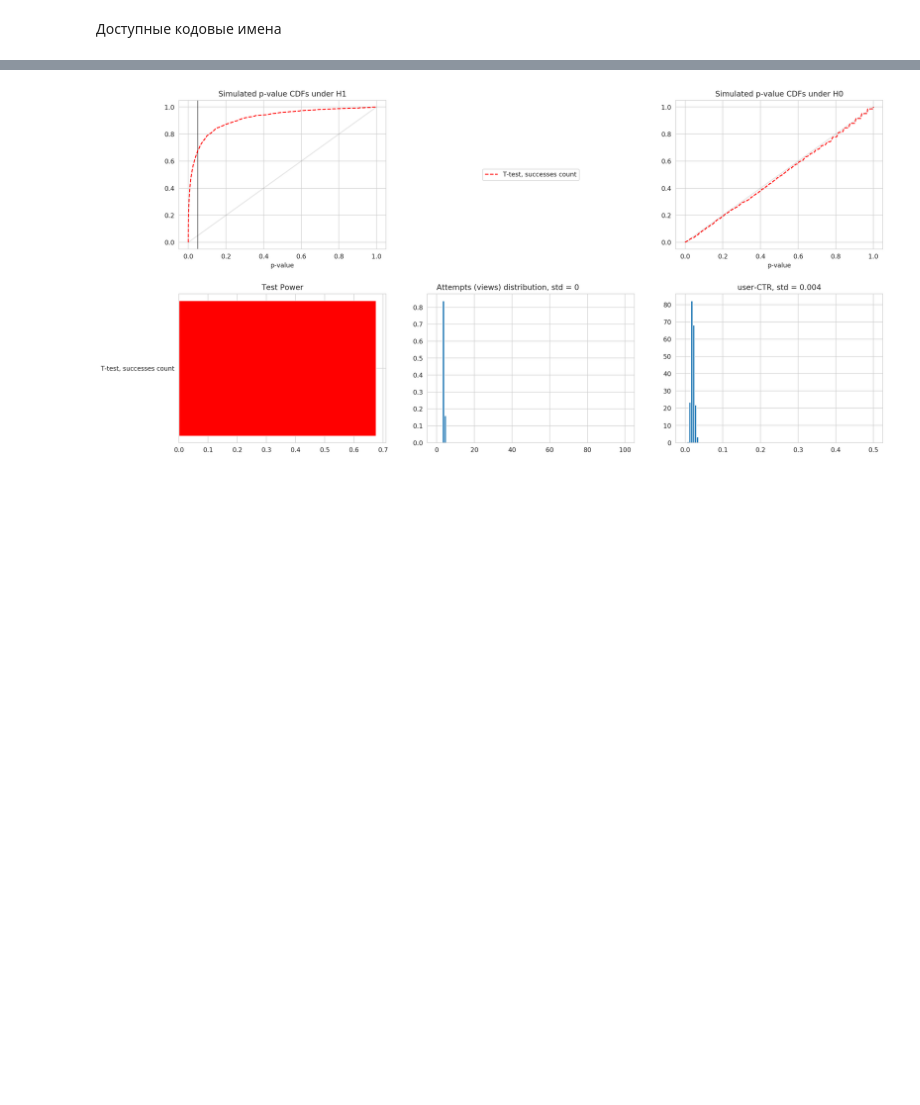
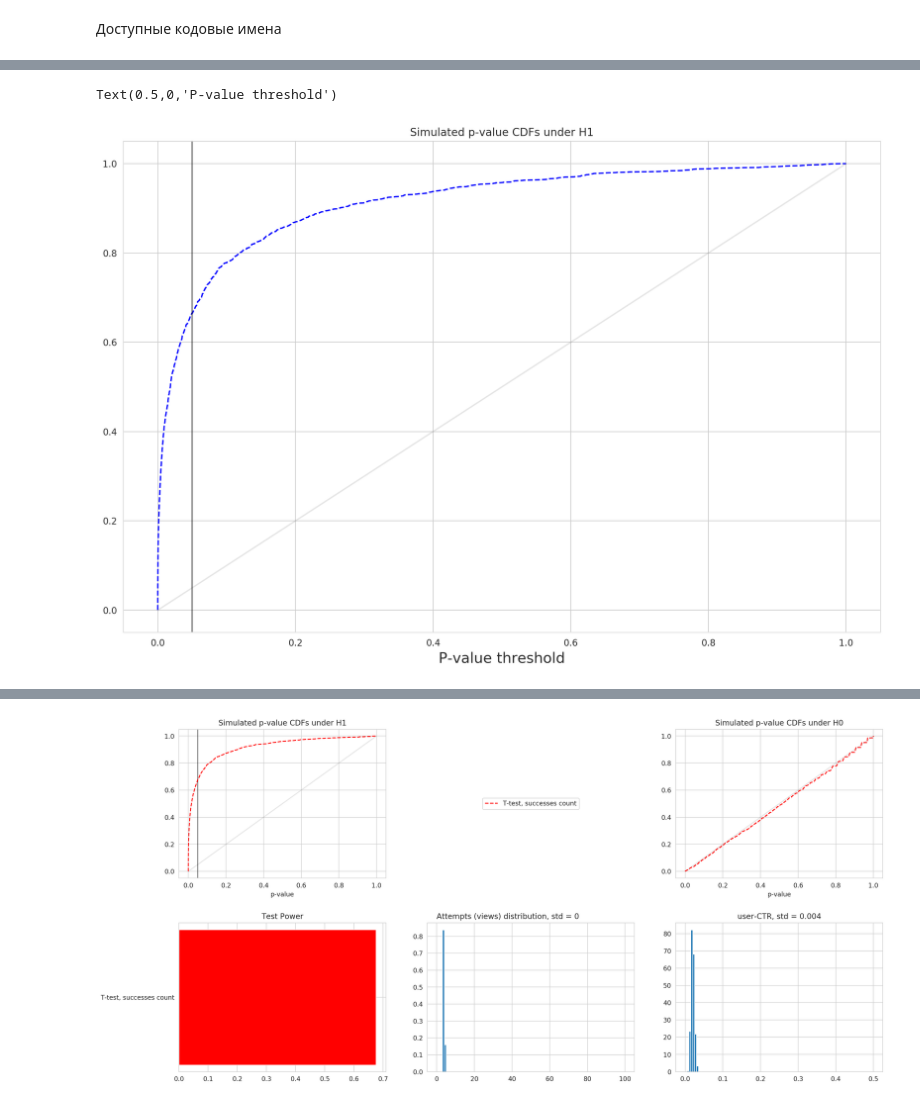
Before and after one commit to marnikitta/stattests, a Jupyter notebook: notebooks/all_experiments.ipynb, the cells around one changed output, grey strips where cells are left out. Saved outputs shown, nothing was run; the diff lists cells and outputs as text; code cells hidden in the pictures; blank space fills up the shorter version.

```diff
--- a/notebooks/all_experiments.ipynb
+++ b/notebooks/all_experiments.ipynb
@@ -52,0 +62,12 @@ for param in tqdm(params):
+# %%
+fig, ax = plt.subplots(1, 1, figsize=(15, 10), dpi=200)
+ab_data, aa_data = rpv('../data', 'mannwhitney_successes_count', N=N, NN=NN, uplift=uplift,
+                      beta=beta, success_rate=success_rate, skew=0.1)
+plot_cdf(ab_data, 'MW', ax, 'b--')
+ax.plot(np.linspace(0, 1, 10000), np.linspace(0, 1, 10000), 'k', alpha=0.1)
+ax.axvline(0.05, color='k', alpha=0.5)
+ax.set_title('Simulated p-value CDFs under H1')
+ax.set_xlabel('P-value threshold', fontdict={'size': 16})
+# %% [output]
+Text(0.5,0,'P-value threshold')
+[figure, added]
```
Also changed, not shown: parts of 3 cells of this notebook.
